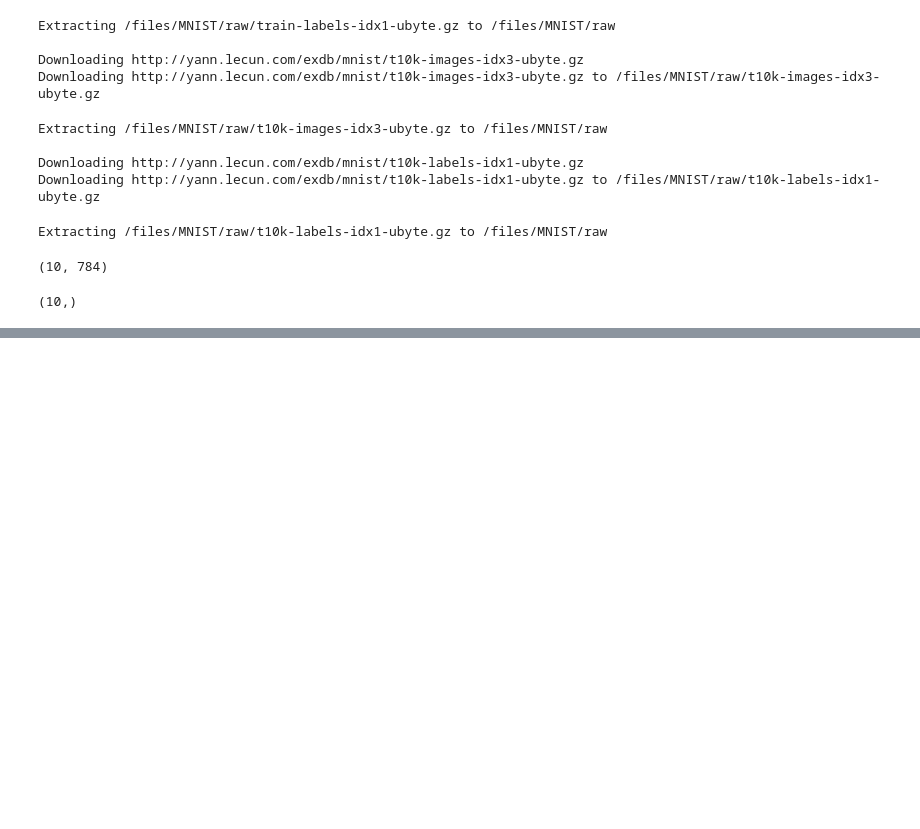
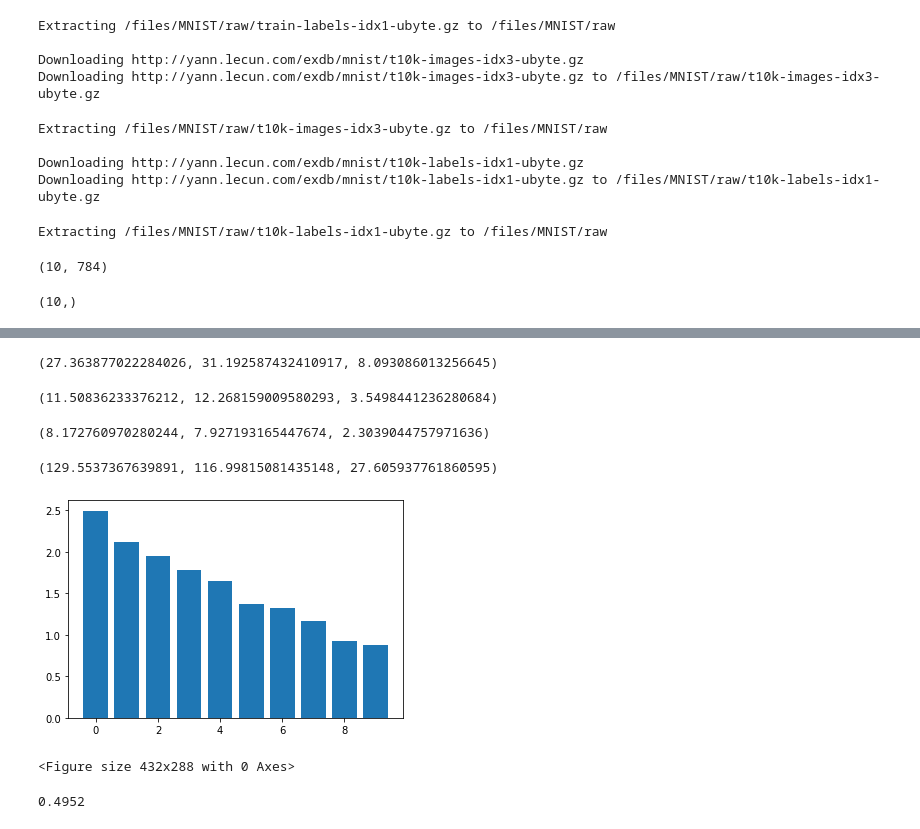
Before and after one commit to kerimoglutolga/AdversarialLearning, a Jupyter notebook: Untitled7.ipynb, the cells around one changed output, grey strips where cells are left out. Saved outputs shown, nothing was run; the diff lists cells and outputs as text; code cells hidden in the pictures; blank space fills up the shorter version.

```diff
--- a/Untitled7.ipynb
+++ b/Untitled7.ipynb
@@ -68,6 +68,7 @@ def get_linear_interpreter(model, x):
     count = 0
     F, r = np.eye(x.shape[0]), np.zeros(x.shape[0])
     xp = x.copy()
+    layerwise_interpreters = []
     for layer in model.net:
         if isinstance(layer, nn.Linear):
             W, b = layer.weight.detach().numpy(), layer.bias.detach().numpy()
@@ -78,17 +79,20 @@ def get_linear_interpreter(model, x):
         F = W @ F
         r = W @ r + b
         xp = W @ xp + b
-    return F, r
+        layerwise_interpreters.append(W)
+    return F, r, layerwise_interpreters
 # %%
 def average_interpreter(model):
   weights, biases = [], []
+  layerwise = []
   for x,y in test_loader:
     x = x.detach().numpy().reshape(-1)
-    W, b = get_linear_interpreter(model, x)
+    W, b, layerwise_interpreters = get_linear_interpreter(model, x)
     weights.append(W)
     biases.append(b)
-  weight, biases = np.array(weights), np.array(biases)
-  return np.mean(weights, axis=0), np.mean(biases, axis=0)
+    layerwise.append(layerwise_interpreters)
+  weight, biases, layerwise = np.array(weights), np.array(biases), np.array(layerwise)
+  return np.mean(weights, axis=0), np.mean(biases, axis=0), np.mean(layerwise, axis=0)
 # %%
 model = MLP()
 # %%
@@ -106,10 +114,11 @@ b.shape
 def singular_values(X):
     return np.linalg.svd(X)[1]
 # Plot singular values
-def plot_svd(X, layer):
+def plot_svd(X, title, path):
     fig = plt.figure()
     ax = plt.axes()
     sigma = np.linalg.svd(X)[1]
     ax.bar(range(len(sigma)), sigma)
-    plt.title(f"Singular values of features at layer {layer}")
+    plt.title(title)
     plt.show()
+    plt.savefig(path, bbox_inches="tight")
@@ -119,0 +174,15 @@ plot_svd(W, 1)
+# %%
+model = MLP()
+model.train()
+optimizer = torch.optim.Adam(model.parameters(), lr=0.01)
+loss_fn = nn.CrossEntropyLoss()
+for i, (x,y) in enumerate(train_loader):
+  optimizer.zero_grad()
+  output = model(x.reshape(batch_size_train, -1))
+  loss = loss_fn(output, y)
+  loss.backward()
+  optimizer.step()
+  if i%100==0:
+    print(loss)
+
+Wadam, badam, layerwise_adam = average_interpreter(model)
@@ -119,0 +226,31 @@ plot_svd(W, 1)
+# %%
+np.linalg.norm(Wrmsprop, ord="nuc"), np.linalg.norm(Wadam, ord="nuc"), np.linalg.norm(Wsgd, ord="nuc") # nuclear norm
+# %% [output]
+(27.363877022284026, 31.192587432410917, 8.093086013256645)
+# %%
+np.linalg.norm(Wrmsprop, ord="fro"), np.linalg.norm(Wadam, ord="fro"), np.linalg.norm(Wsgd, ord="fro") # frobenius norm
+# %% [output]
+(11.50836233376212, 12.268159009580293, 3.5498441236280684)
+# %%
+np.linalg.norm(Wrmsprop,ord=2), np.linalg.norm(Wadam, ord=2), np.linalg.norm(Wsgd, ord=2) # spectral norm
+# %% [output]
+(8.172760970280244, 7.927193165447674, 2.3039044757971636)
+# %%
+np.linalg.norm(Wrmsprop,ord=float('inf')), np.linalg.norm(Wadam, ord=float('inf')), np.linalg.norm(Wsgd, ord=float('inf')) # L-infinity norm
+# %% [output]
+(129.5537367639891, 116.99815081435148, 27.605937761860595)
+# %%
+plot_svd(layerwise_adam[4], "", "")
+# %% [output]
+[figure, added]
+<Figure size 432x288 with 0 Axes>
+# %%
+correct = 0
+total = len(test_loader)
+for x,y in test_loader:
+  x = x.squeeze(0).reshape(-1).detach().numpy()
+  prediction = np.argmax(W @ x + b)
+  correct += prediction == y.item()
+print(correct/total)
+# %% [output]
+0.4952
```
Also changed, not shown: parts of 10 cells of this notebook.
